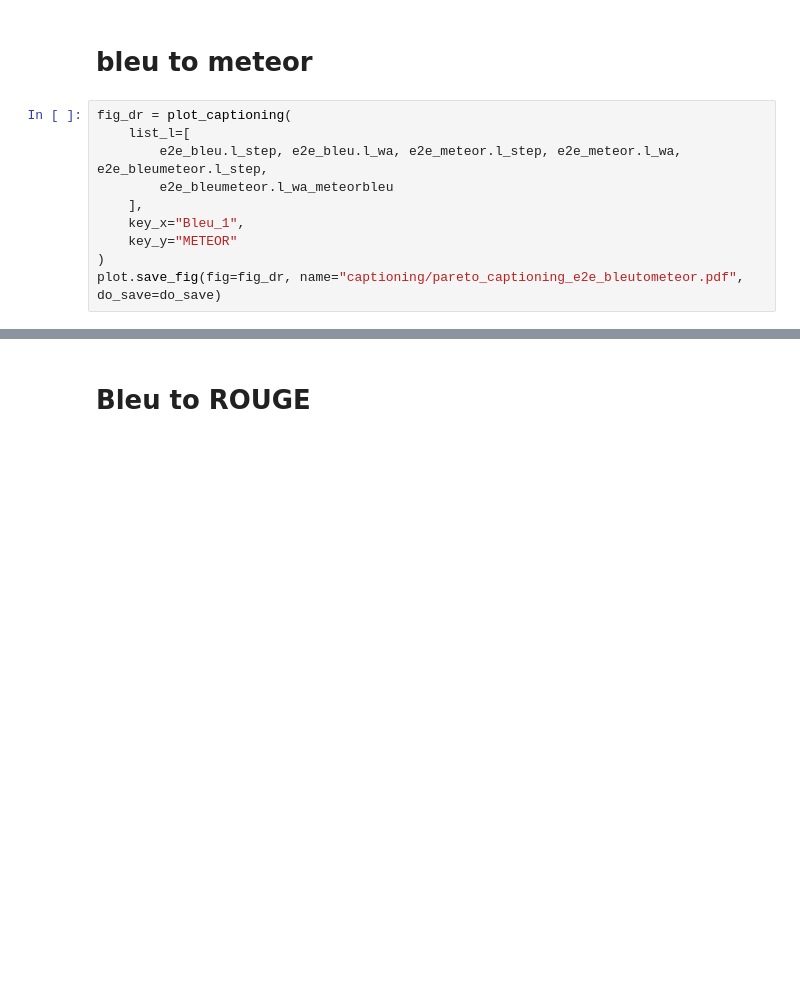
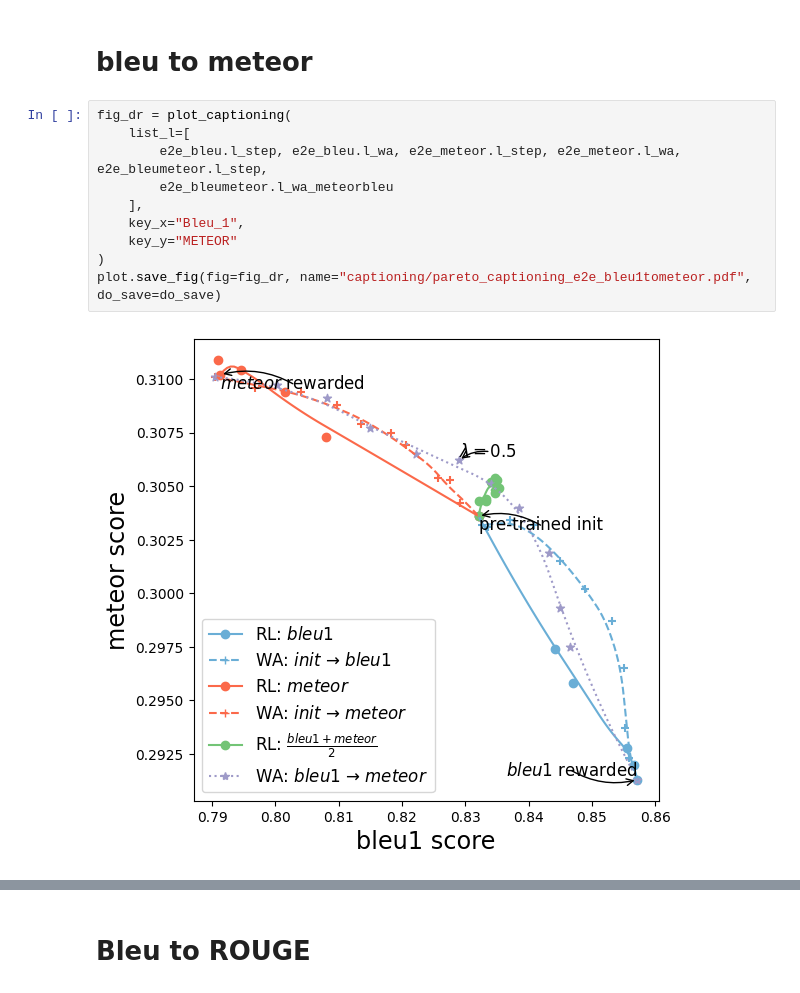
Before and after one commit to alexrame/domainbedv2, a Jupyter notebook: notebooks/rl/captioning/wa_rl_captioning.ipynb, the cells around one changed output, grey strips where cells are left out. Saved outputs shown, nothing was run; the diff lists cells and outputs as text; blank space fills up the shorter version.

```diff
--- a/notebooks/rl/captioning/wa_rl_captioning.ipynb
+++ b/notebooks/rl/captioning/wa_rl_captioning.ipynb
@@ -144,13 +144,15 @@ plot.save_fig(fig=fig_dr, name="captioning/pareto_captioning_bleutobleu4.pdf", d
 # %%
 fig_dr = plot_captioning(
     list_l=[
         e2e_bleu.l_step, e2e_bleu.l_wa, e2e_meteor.l_step, e2e_meteor.l_wa, e2e_bleumeteor.l_step,
         e2e_bleumeteor.l_wa_meteorbleu
     ],
     key_x="Bleu_1",
     key_y="METEOR"
 )
-plot.save_fig(fig=fig_dr, name="captioning/pareto_captioning_e2e_bleutometeor.pdf", do_save=do_save)
+plot.save_fig(fig=fig_dr, name="captioning/pareto_captioning_e2e_bleu1tometeor.pdf", do_save=do_save)
+# %% [output]
+[figure, added]
 # %%
 fig_dr = plot_captioning(
     list_l=[
```
Also changed, not shown: parts of 17 cells of this notebook, 5 other files.
